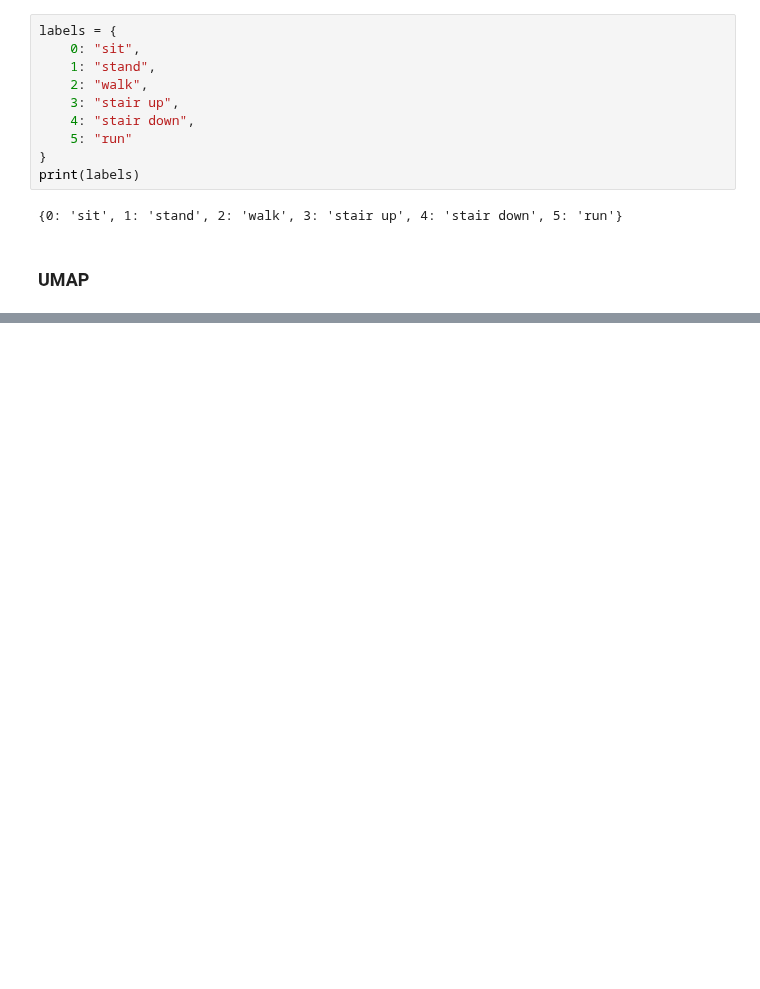
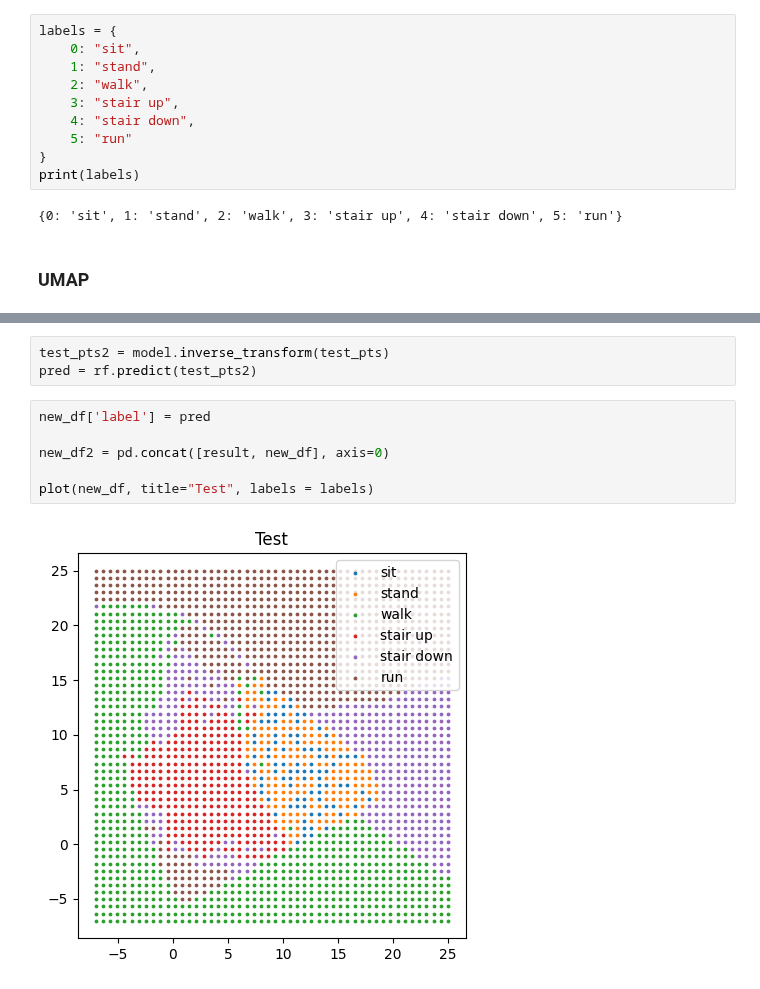
Before and after one commit to otavioon/librep-hiaac, a Jupyter notebook: examples/kuhar_umap_inverse.ipynb, the cells around one changed output, grey strips where cells are left out. Cells and saved outputs as stored; diff of their text form; blank space fills up the shorter version.

```diff
--- a/examples/kuhar_umap_inverse.ipynb
+++ b/examples/kuhar_umap_inverse.ipynb
@@ -261,0 +186,11 @@ AttributeError: 'bool' object has no attribute 'predict'
+# %%
+test_pts2 = model.inverse_transform(test_pts)
+pred = rf.predict(test_pts2)
+# %%
+new_df['label'] = pred
+
+new_df2 = pd.concat([result, new_df], axis=0)
+
+plot(new_df, title="Test", labels = labels)
+# %% [output]
+[figure, added]
```
Also changed, not shown: parts of 29 cells of this notebook.
